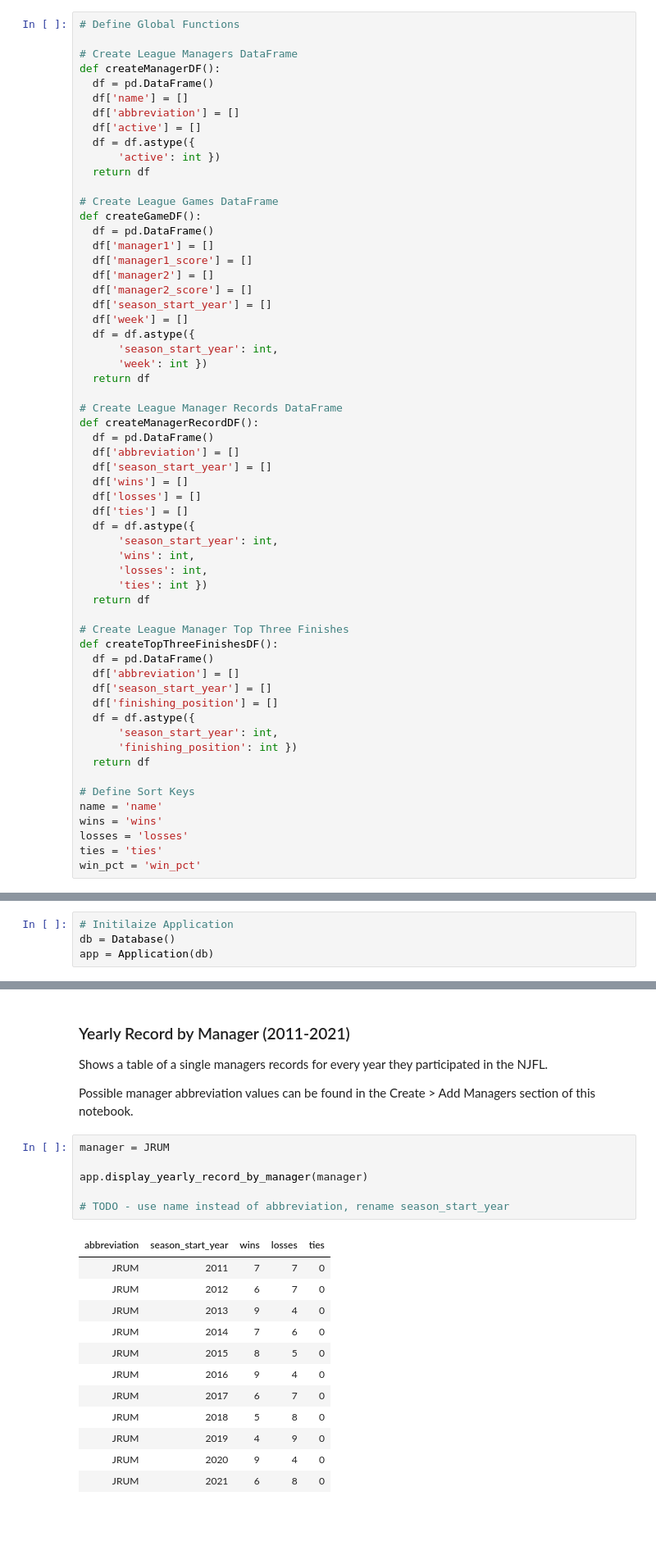
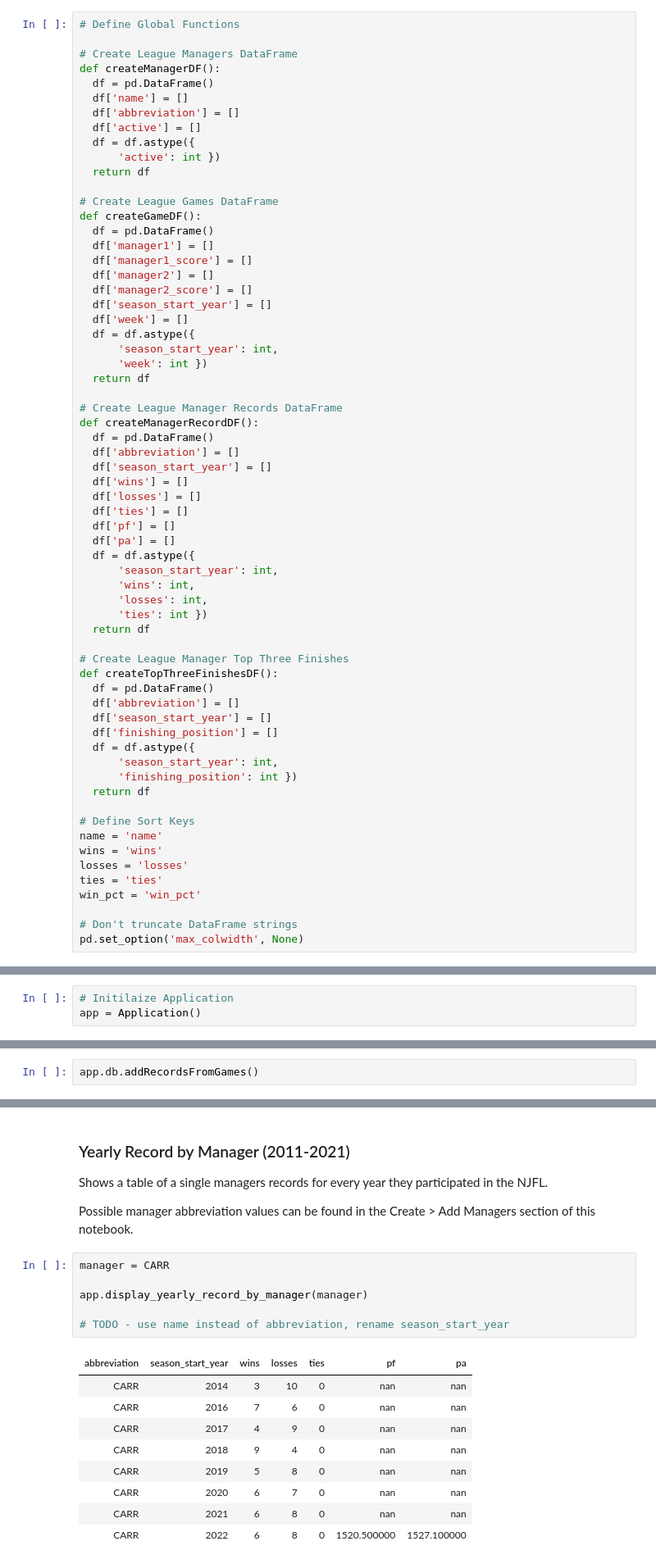
Before and after one commit to brendancarr34/fantasy-football-model, a Jupyter notebook: NJFL_Application.ipynb, the cells around one changed output, grey strips where cells are left out. Shown: that part at 82% size. Drawn from its saved outputs; the diff is of its cells as text; blank space fills up the shorter version.

```diff
--- a/NJFL_Application.ipynb
+++ b/NJFL_Application.ipynb
@@ -58,6 +60,8 @@ def createManagerRecordDF():
   df['wins'] = []
   df['losses'] = []
   df['ties'] = []
+  df['pf'] = []
+  df['pa'] = []
   df = df.astype({
       'season_start_year': int,
       'wins': int,
@@ -82,6 +86,9 @@ wins = 'wins'
 losses = 'losses'
 ties = 'ties'
 win_pct = 'win_pct'
+
+# Don't truncate DataFrame strings
+pd.set_option('max_colwidth', None)
 # %% [markdown]
 ### Classes
 # %% [markdown]
@@ -349,8 +447,7 @@ You can collapse this section and run all cells to create the application and ad
 ### Initialize
 # %%
 # Initilaize Application
-db = Database()
-app = Application(db)
+app = Application()
 # %% [markdown]
 ### Add Managers
 # %%
@@ -722,3 +823,5 @@ app.db.addGamesForYearAndWeek(2022, 14, [
+# %%
+app.db.addRecordsFromGames()
 # %% [markdown]
 ### Add Active Years
 # %%
@@ -896,24 +1015,21 @@ Shows a table of a single managers records for every year they participated in t
 
 Possible manager abbreviation values can be found in the Create > Add Managers section of this notebook.
 # %%
-manager = JRUM
+manager = CARR
 
 app.display_yearly_record_by_manager(manager)
 
 # TODO - use name instead of abbreviation, rename season_start_year
 # %% [output]
-| abbreviation | season_start_year | wins | losses | ties |
-| JRUM | 2011 | 7 | 7 | 0 |
-| JRUM | 2012 | 6 | 7 | 0 |
-| JRUM | 2013 | 9 | 4 | 0 |
-| JRUM | 2014 | 7 | 6 | 0 |
-| JRUM | 2015 | 8 | 5 | 0 |
-| JRUM | 2016 | 9 | 4 | 0 |
-| JRUM | 2017 | 6 | 7 | 0 |
-| JRUM | 2018 | 5 | 8 | 0 |
-| JRUM | 2019 | 4 | 9 | 0 |
-| JRUM | 2020 | 9 | 4 | 0 |
-| JRUM | 2021 | 6 | 8 | 0 |
+| abbreviation | season_start_year | wins | losses | ties | pf | pa |
+| CARR | 2014 | 3 | 10 | 0 | nan | nan |
+| CARR | 2016 | 7 | 6 | 0 | nan | nan |
+| CARR | 2017 | 4 | 9 | 0 | nan | nan |
+| CARR | 2018 | 9 | 4 | 0 | nan | nan |
+| CARR | 2019 | 5 | 8 | 0 | nan | nan |
+| CARR | 2020 | 6 | 7 | 0 | nan | nan |
+| CARR | 2021 | 6 | 8 | 0 | nan | nan |
+| CARR | 2022 | 6 | 8 | 0 | 1520.500000 | 1527.100000 |
 # %% [markdown]
 ### League Manager Records by Year
 # %% [markdown]
```
Also changed, not shown: parts of 22 cells of this notebook.
